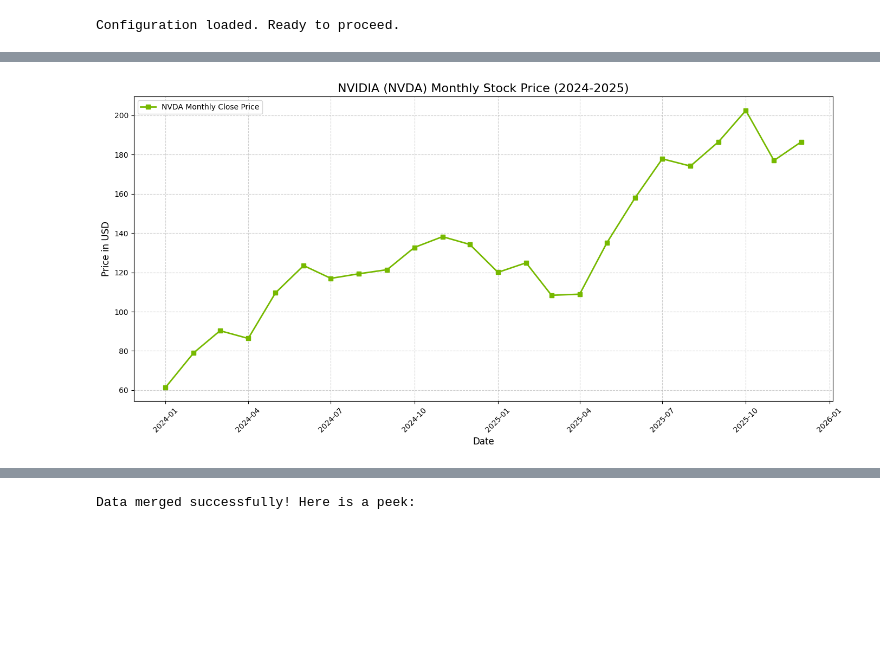
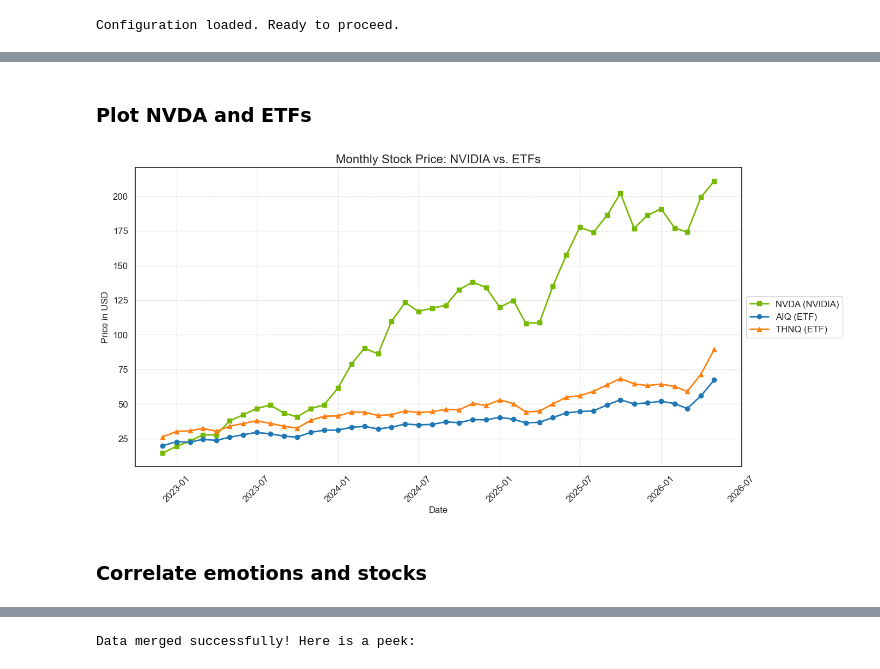
Before and after one commit to lucasfreirec/ai-bubble, a Jupyter notebook: youtube.ipynb, the cells around one changed output, grey strips where cells are left out. Drawn from its saved outputs; the diff is of its cells as text; code cells hidden in the pictures; blank space fills up the shorter version.

```diff
--- a/youtube.ipynb
+++ b/youtube.ipynb
@@ -193,15 +1269,16 @@ plt.show()
 # %%
 import yfinance as yf
 
-TICKER = "NVDA"
+# Update to a list of tickers
+TICKERS = ["NVDA", "AIQ", "THNQ"]
 
-print(f"Fetching {TICKER} stock data from {START_DATE.year} to {END_DATE.year}...")
+print(f"Fetching stock data for {', '.join(TICKERS)} from {DEFAULT_START_DATE.year} to {END_DATE.year}...")
 
-# Download the historical data
+# Download the historical data for all tickers at once
 # Setting interval="1mo" groups the stock data by month to match your emotion graph
-nvda_data = yf.download(
-    TICKER,
-    start=START_DATE.strftime('%Y-%m-%d'),
+stock_data = yf.download(
+    TICKERS,
+    start=DEFAULT_START_DATE.strftime('%Y-%m-%d'),
     end=END_DATE.strftime('%Y-%m-%d'),
     interval="1mo"
 )
@@ -209,5 +1286,5 @@ nvda_data = yf.download(
 print("Data fetched successfully!")
 
 # Display the first few rows to verify the data structure
-nvda_data.head()
+stock_data.head()
 # %% [output]
@@ -224,25 +1301,53 @@ Data fetched successfully!
+# %% [markdown]
+### Plot NVDA and ETFs
 # %%
+import matplotlib.pyplot as plt
+
 plt.figure(figsize=(14, 7))
 
-# Plot the monthly closing price
+# 1. Plot NVIDIA (The Hardware Giant)
 plt.plot(
-    nvda_data.index,
-    nvda_data['Close'],
-    marker='s',              # Square markers to visually distinguish from the emotion plot
+    stock_data.index,
+    stock_data['Close']['NVDA'],
+    marker='s',
     color='#76b900',         # NVIDIA's brand green
     linewidth=2,
-    label='NVDA Monthly Close Price'
+    label='NVDA (NVIDIA)'
 )
 
-plt.title('NVIDIA (NVDA) Monthly Stock Price (2024-2025)', fontsize=16)
+# 2. Plot AIQ (Broad AI & Tech ETF)
+plt.plot(
+    stock_data.index,
+    stock_data['Close']['AIQ'],
+    marker='o',              # Circle markers
+    color='#1f77b4',         # Blue
+    linewidth=2,
+    label='AIQ (ETF)'
+)
+
+# 3. Plot THNQ (Robotics & AI ETF)
+plt.plot(
+    stock_data.index,
+    stock_data['Close']['THNQ'],
+    marker='^',              # Triangle markers
+    color='#ff7f0e',         # Orange
+    linewidth=2,
+    label='THNQ (ETF)'
+)
+
+plt.title('Monthly Stock Price: NVIDIA vs. ETFs', fontsize=16)
 plt.xlabel('Date', fontsize=12)
 plt.ylabel('Price in USD', fontsize=12)
 plt.grid(True, linestyle='--', alpha=0.6)
-plt.legend(loc='upper left')
+
+# Placed legend outside the main graph area to avoid blocking data lines
+plt.legend(loc='center left', bbox_to_anchor=(1, 0.5))
 plt.xticks(rotation=45)
 plt.tight_layout()
 
 # Show the graph
 plt.show()
 # %% [output]
-[figure, old version]
+[figure, new version]
+# %% [markdown]
+### Correlate emotions and stocks
```
Also changed, not shown: parts of 51 cells of this notebook.
